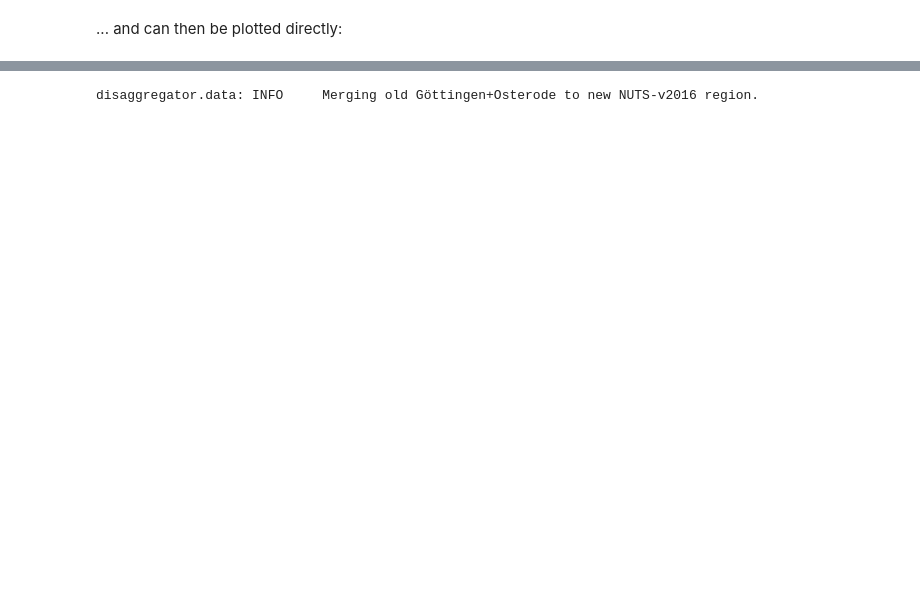
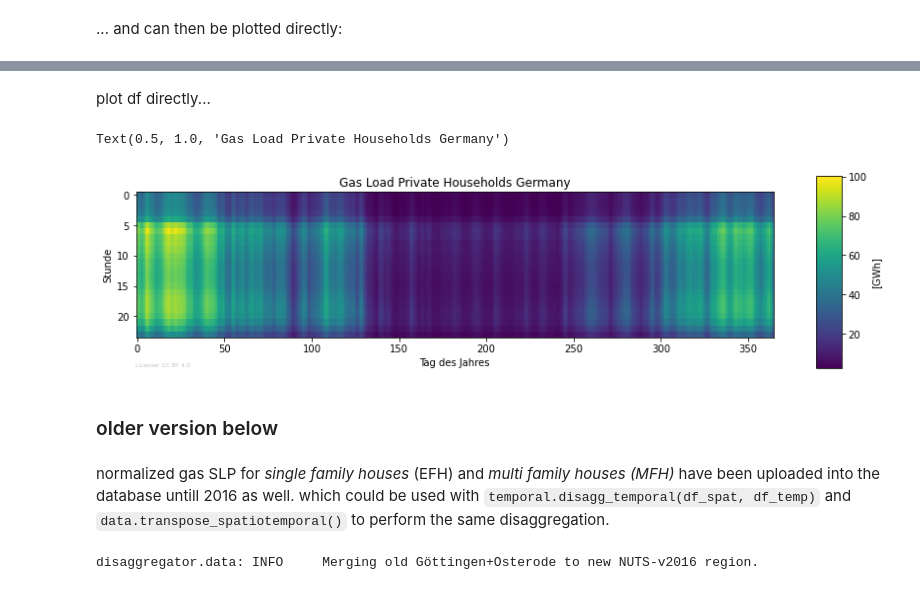
Before and after one commit to DemandRegioTeam/disaggregator, a Jupyter notebook: 04_Demo_temporal_disaggregations.ipynb, the cells around one changed output, grey strips where cells are left out. Drawn from its saved outputs; the diff is of its cells as text; code cells hidden in the pictures; blank space fills up the shorter version.

Commit message:
updated notebooks for instructions on how to use the functions. updated readme.

```diff
--- a/04_Demo_temporal_disaggregations.ipynb
+++ b/04_Demo_temporal_disaggregations.ipynb
@@ -212,0 +182,4 @@ Get the gas standard load profile for _single family houses_ (EFH) ...
+# %%
+# use function disagg_daily_gas_slp_households similar as for CTS to create gas SLP for all years
+# specify year either through config file (restart kernel after) or specify directly in function
+df_households_gas = temporal.disagg_temporal_gas_households(use_nuts3code=True, year=2017)
@@ -213 +214,13 @@ Get the gas standard load profile for _single family houses_ (EFH) ...
+# %% [markdown]
+plot df directly...
+# %%
+fig, ax = plot.heatmap_timeseries(df_households_gas.sum(axis=1)/1e3, clabel='[GWh]')
+ax[0, 0].set_title('Gas Load Private Households Germany')
+# %% [output]
+Text(0.5, 1.0, 'Gas Load Private Households Germany')
+[figure, added]
+# %% [markdown]
+### older version below
+# %% [markdown]
+normalized gas SLP for _single family houses_ (EFH) and _multi family houses (MFH)_ have been uploaded into the database untill 2016 as well. which could be used with ``temporal.disagg_temporal(df_spat, df_temp)`` and ``data.transpose_spatiotemporal()`` to perform the same disaggregation.
 # %%
```
Also changed, not shown: parts of 22 cells of this notebook, 4 other files.
